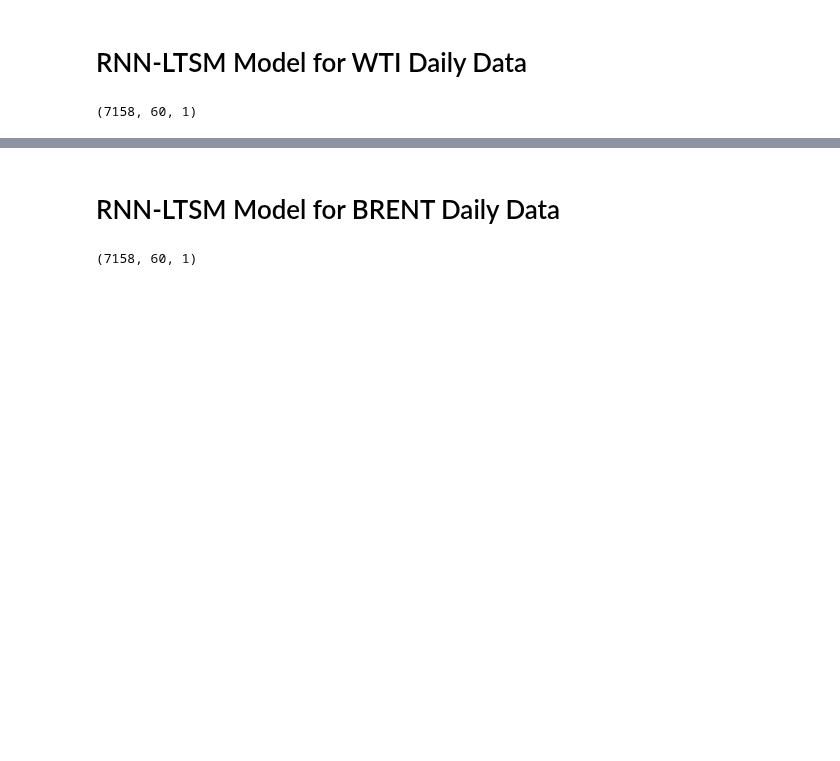
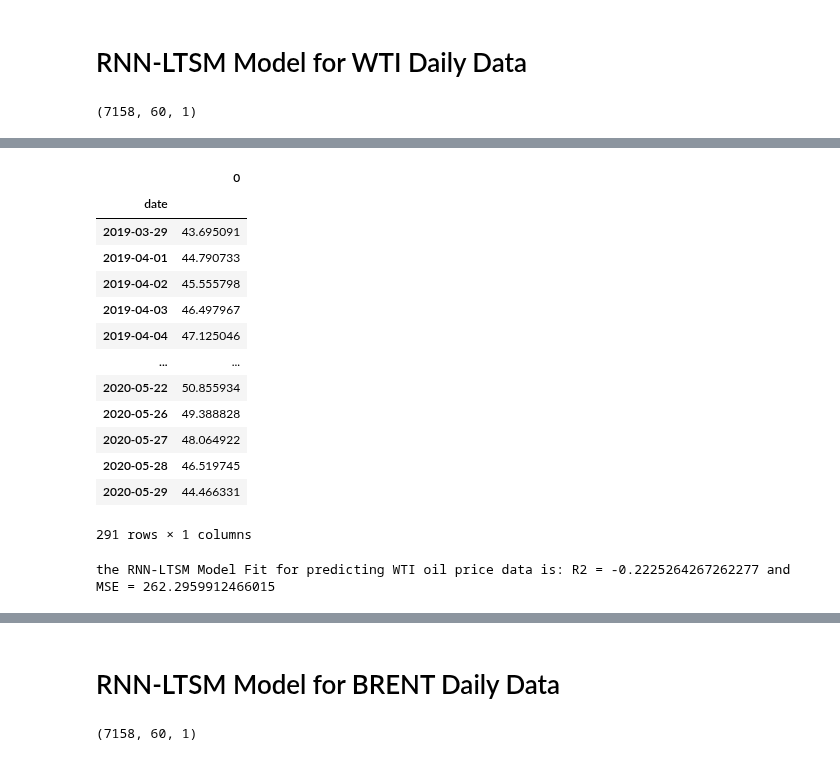
Before and after one commit to OlegRyzhkov2020/oil-project, a Jupyter notebook: analysis_in_R/RNN-LTSM.ipynb, the cells around one changed output, grey strips where cells are left out. Saved outputs shown, nothing was run; the diff lists cells and outputs as text; code cells hidden in the pictures; blank space fills up the shorter version.

Commit message:
fixed RNN-LTSM model for WTI oil price data

```diff
--- a/analysis_in_R/RNN-LTSM.ipynb
+++ b/analysis_in_R/RNN-LTSM.ipynb
@@ -131,6 +132,6 @@ WTI_X_test = []
 for i in range(60, len(WTI_scaled_test_data)):
     WTI_X_test.append(WTI_inputs[i-60:i, 0])
 
-WTI_X_test = np.array(WTI_scaled_test_data)
+WTI_X_test = np.array(WTI_X_test)
 WTI_X_test = np.reshape(WTI_X_test, (WTI_X_test.shape[0], WTI_X_test.shape[1], 1))
 print(WTI_X_test.shape)
@@ -137,4 +140,4 @@ print(WTI_X_test.shape)
 # %%
 # setting dates for the prediction index
-prediction_index= BRENT_test["date"].iloc[60:]
+prediction_index= WTI_test["date"].iloc[60:]
 prediction_index
@@ -141,19 +158,35 @@ prediction_index
 # %%
 #Making predictions using the test data
-prediction_index= WTI_test["date"]
 WTI_predictions=WTI_model.predict(WTI_X_test)
 WTI_predictions=scaler.inverse_transform(WTI_predictions)
 WTI_predictions = pd.DataFrame(WTI_predictions,index=prediction_index.index)
 WTI_predictions
+# %% [output]
+|  | 0 |
+| date |  |
+| 2019-03-29 | 43.695091 |
+| 2019-04-01 | 44.790733 |
+| 2019-04-02 | 45.555798 |
+| 2019-04-03 | 46.497967 |
+| 2019-04-04 | 47.125046 |
+| ... | ... |
+| 2020-05-22 | 50.855934 |
+| 2020-05-26 | 49.388828 |
+| 2020-05-27 | 48.064922 |
+| 2020-05-28 | 46.519745 |
+| 2020-05-29 | 44.466331 |
+291 rows × 1 columns
 # %%
 #Adjusting test data to account for lag of 60
 WTI_test60=WTI_test_data[60:]
 # %%
 #Calculate the model fit and accuracy scores of RNN-LTSM model for predicting WTI test data
-WTI_accuracy = metrics.r2_score(WTI_test_data, WTI_predictions)
-WTI_MSE = metrics.mean_squared_error(WTI_test_data, WTI_predictions)
+WTI_accuracy = metrics.r2_score(WTI_test60, WTI_predictions)
+WTI_MSE = metrics.mean_squared_error(WTI_test60, WTI_predictions)
 
 print(f'the RNN-LTSM Model Fit for predicting WTI oil price data is: R2 = {WTI_accuracy} and MSE = {WTI_MSE}')
+# %% [output]
+the RNN-LTSM Model Fit for predicting WTI oil price data is: R2 = -0.2225264267262277 and MSE = 262.2959912466015
 # %%
 #Visualising the predictions and original data
 
```
Also changed, not shown: parts of 4 cells of this notebook, 3 other files.
